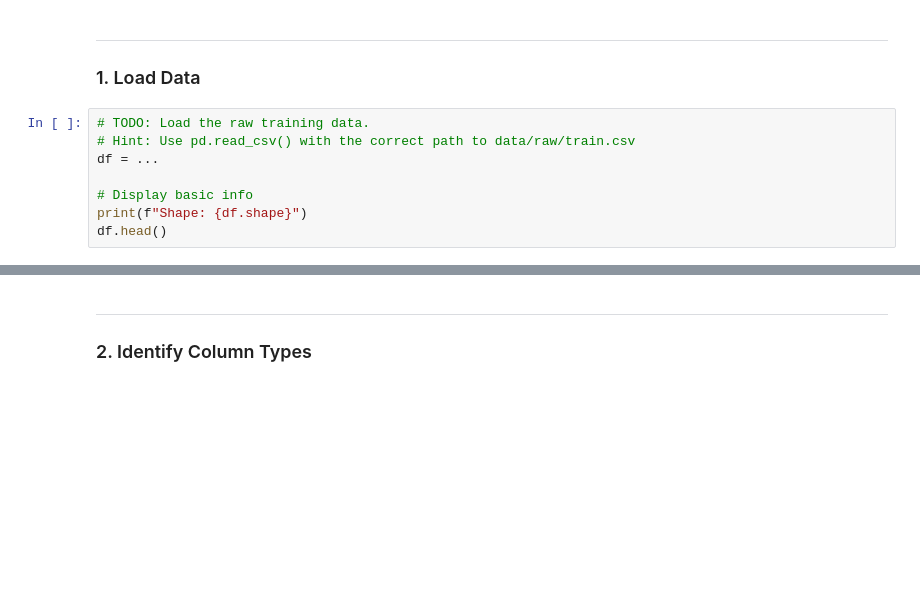
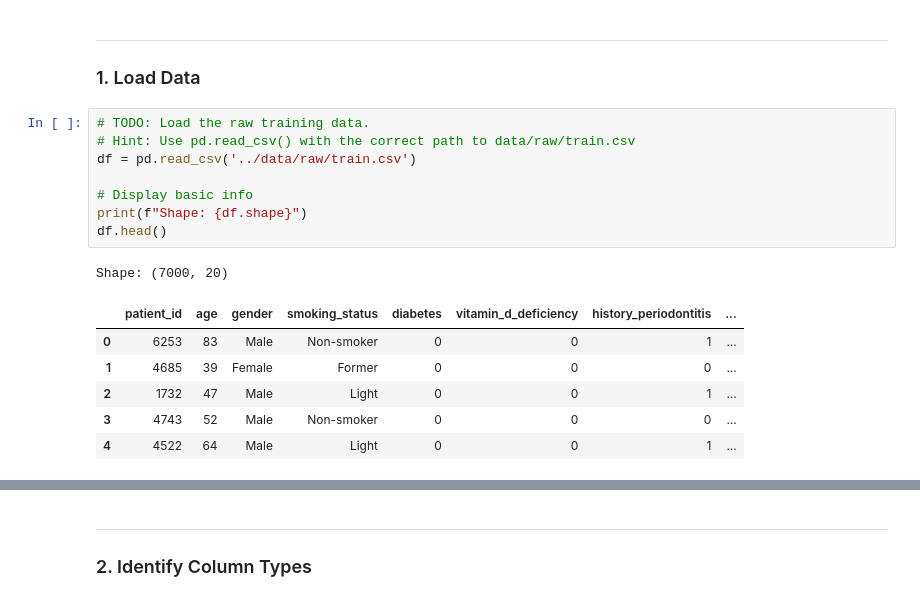
Before and after one commit to Tuminha/Implant-Success-Kaggle-Competition-, a Jupyter notebook: notebooks/02_Data_Preprocessing.ipynb, the cells around one changed output, grey strips where cells are left out. Saved outputs shown, nothing was run; the diff lists cells and outputs as text; blank space fills up the shorter version.

```diff
--- a/notebooks/02_Data_Preprocessing.ipynb
+++ b/notebooks/02_Data_Preprocessing.ipynb
@@ -24,11 +26,19 @@ print("✅ Libraries imported!")
 # %%
 # TODO: Load the raw training data.
 # Hint: Use pd.read_csv() with the correct path to data/raw/train.csv
-df = ...
+df = pd.read_csv('../data/raw/train.csv')
 
 # Display basic info
 print(f"Shape: {df.shape}")
 df.head()
+# %% [output]
+Shape: (7000, 20)
+|  | patient_id | age | gender | smoking_status | diabetes | vitamin_d_deficiency | history_periodontitis | ... |
+| 0 | 6253 | 83 | Male | Non-smoker | 0 | 0 | 1 | ... |
+| 1 | 4685 | 39 | Female | Former | 0 | 0 | 0 | ... |
+| 2 | 1732 | 47 | Male | Light | 0 | 0 | 1 | ... |
+| 3 | 4743 | 52 | Male | Non-smoker | 0 | 0 | 0 | ... |
+| 4 | 4522 | 64 | Male | Light | 0 | 0 | 1 | ... |
 # %%
 # TODO: Load the test data as well - we'll need to apply the same preprocessing.
 # Hint: The test data is at data/raw/test.csv
```
Also changed, not shown: parts of 21 cells of this notebook, 1 other file.
